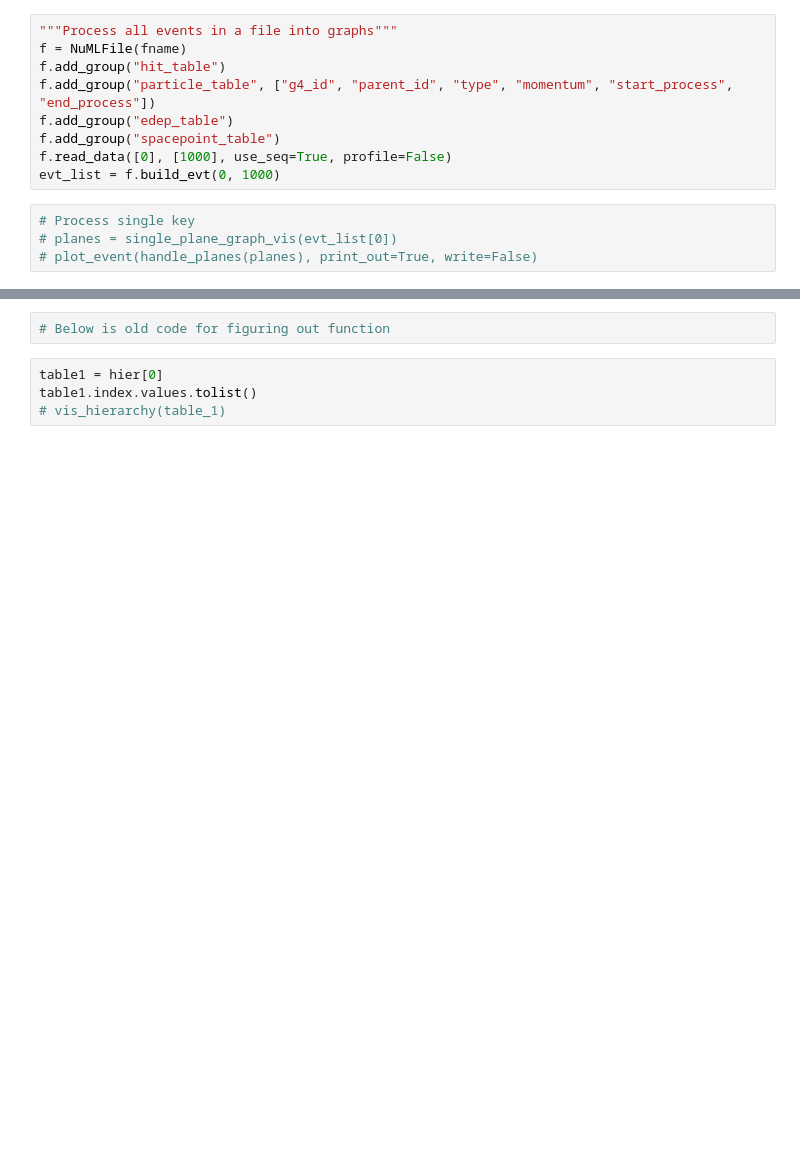
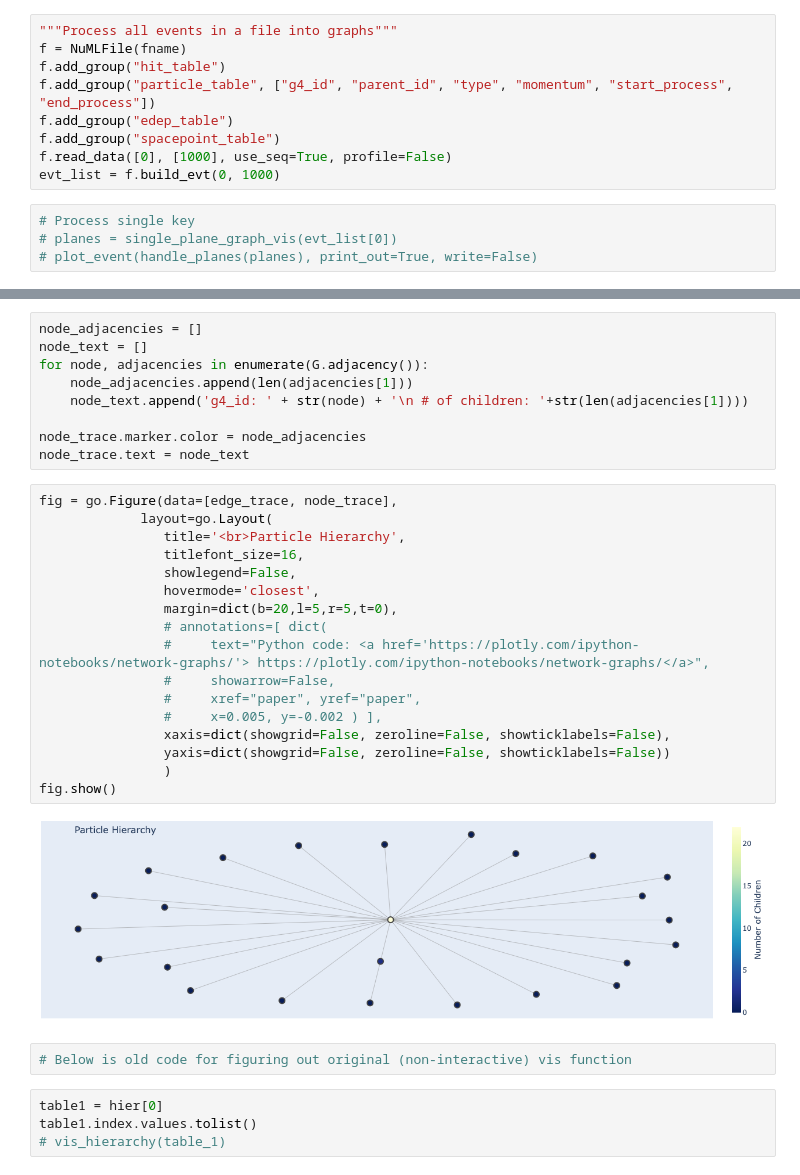
Before and after one commit to cerati/pynuml, a Jupyter notebook: numl/process/vis_children.ipynb, the cells around one changed output, grey strips where cells are left out. Saved outputs shown, nothing was run; the diff lists cells and outputs as text; blank space fills up the shorter version.

```diff
--- a/numl/process/vis_children.ipynb
+++ b/numl/process/vis_children.ipynb
@@ -104,5 +202,33 @@ vis_hierarchy(test)
+# %%
+node_adjacencies = []
+node_text = []
+for node, adjacencies in enumerate(G.adjacency()):
+    node_adjacencies.append(len(adjacencies[1]))
+    node_text.append('g4_id: ' + str(node) + '\n # of children: '+str(len(adjacencies[1])))
+
+node_trace.marker.color = node_adjacencies
+node_trace.text = node_text
+# %%
+fig = go.Figure(data=[edge_trace, node_trace],
+             layout=go.Layout(
+                title='<br>Particle Hierarchy',
+                titlefont_size=16,
+                showlegend=False,
+                hovermode='closest',
+                margin=dict(b=20,l=5,r=5,t=0),
+                # annotations=[ dict(
+                #     text="Python code: <a href='https://plotly.com/ipython-notebooks/network-graphs/'> https://plotly.com/ipython-notebooks/network-graphs/</a>",
+                #     showarrow=False,
+                #     xref="paper", yref="paper",
+                #     x=0.005, y=-0.002 ) ],
+                xaxis=dict(showgrid=False, zeroline=False, showticklabels=False),
+                yaxis=dict(showgrid=False, zeroline=False, showticklabels=False))
+                )
+fig.show()
+# %% [output]
+[figure, added]
 # %%
-# Below is old code for figuring out function
+# Below is old code for figuring out original (non-interactive) vis function
 # %%
 table1 = hier[0]
 table1.index.values.tolist()
```
Also changed, not shown: parts of 10 cells of this notebook, 1 other file.
